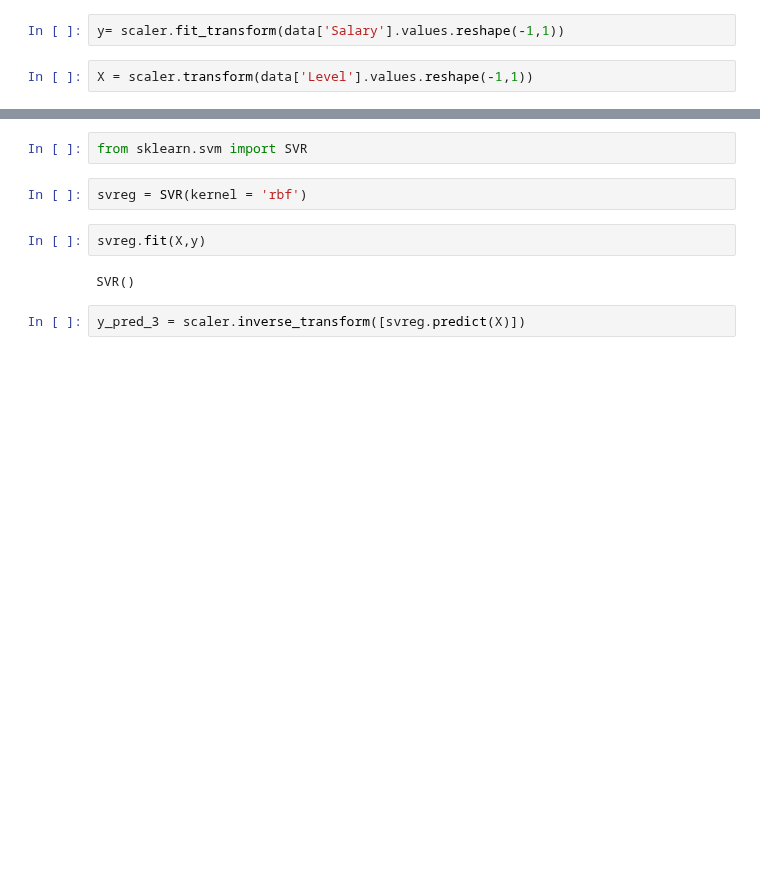
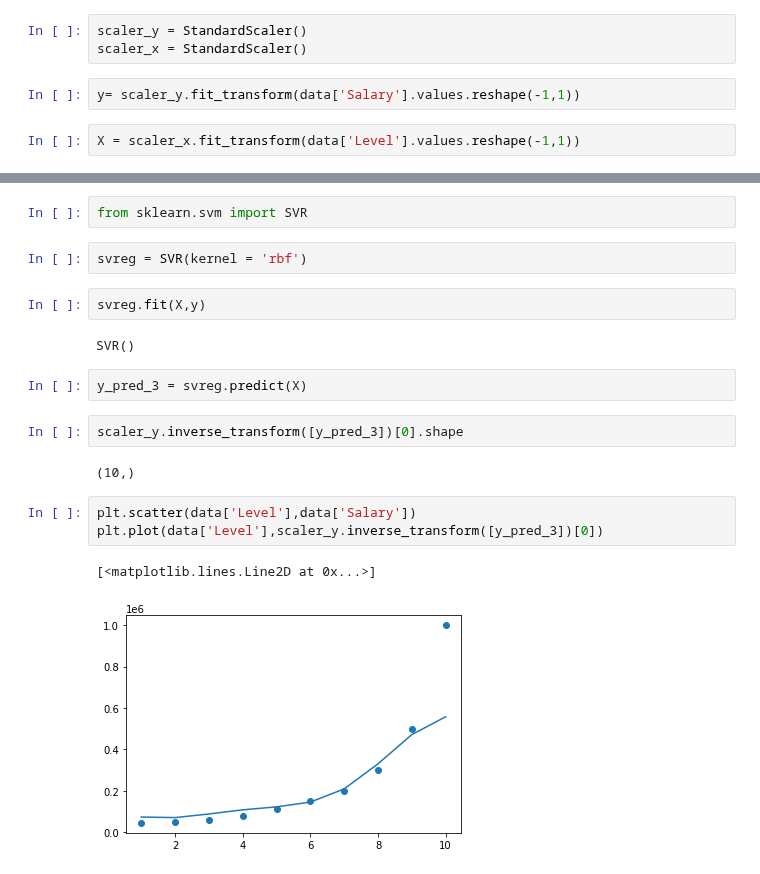
Before and after one commit to kozz84/Udemy, a Jupyter notebook: Machine_Learning_A_Z.ipynb, the cells around one changed output, grey strips where cells are left out. Cells and saved outputs as stored; diff of their text form; blank space fills up the shorter version.

```diff
--- a/Machine_Learning_A_Z.ipynb
+++ b/Machine_Learning_A_Z.ipynb
@@ -371,7 +393,10 @@ scaler = StandardScaler()
+# %%
+scaler_y = StandardScaler()
+scaler_x = StandardScaler()
 # %%
-y= scaler.fit_transform(data['Salary'].values.reshape(-1,1))
+y= scaler_y.fit_transform(data['Salary'].values.reshape(-1,1))
 # %%
-X = scaler.transform(data['Level'].values.reshape(-1,1))
+X = scaler_x.fit_transform(data['Level'].values.reshape(-1,1))
 # %%
 X
 # %% [output]
@@ -394,4 +419,14 @@ svreg.fit(X,y)
 # %% [output]
 SVR()
 # %%
-y_pred_3 = scaler.inverse_transform([svreg.predict(X)])
+y_pred_3 = svreg.predict(X)
+# %%
+scaler_y.inverse_transform([y_pred_3])[0].shape
+# %% [output]
+(10,)
+# %%
+plt.scatter(data['Level'],data['Salary'])
+plt.plot(data['Level'],scaler_y.inverse_transform([y_pred_3])[0])
+# %% [output]
+[<matplotlib.lines.Line2D at 0x...>]
+[figure, added]
```
Also changed, not shown: parts of 79 cells of this notebook.
